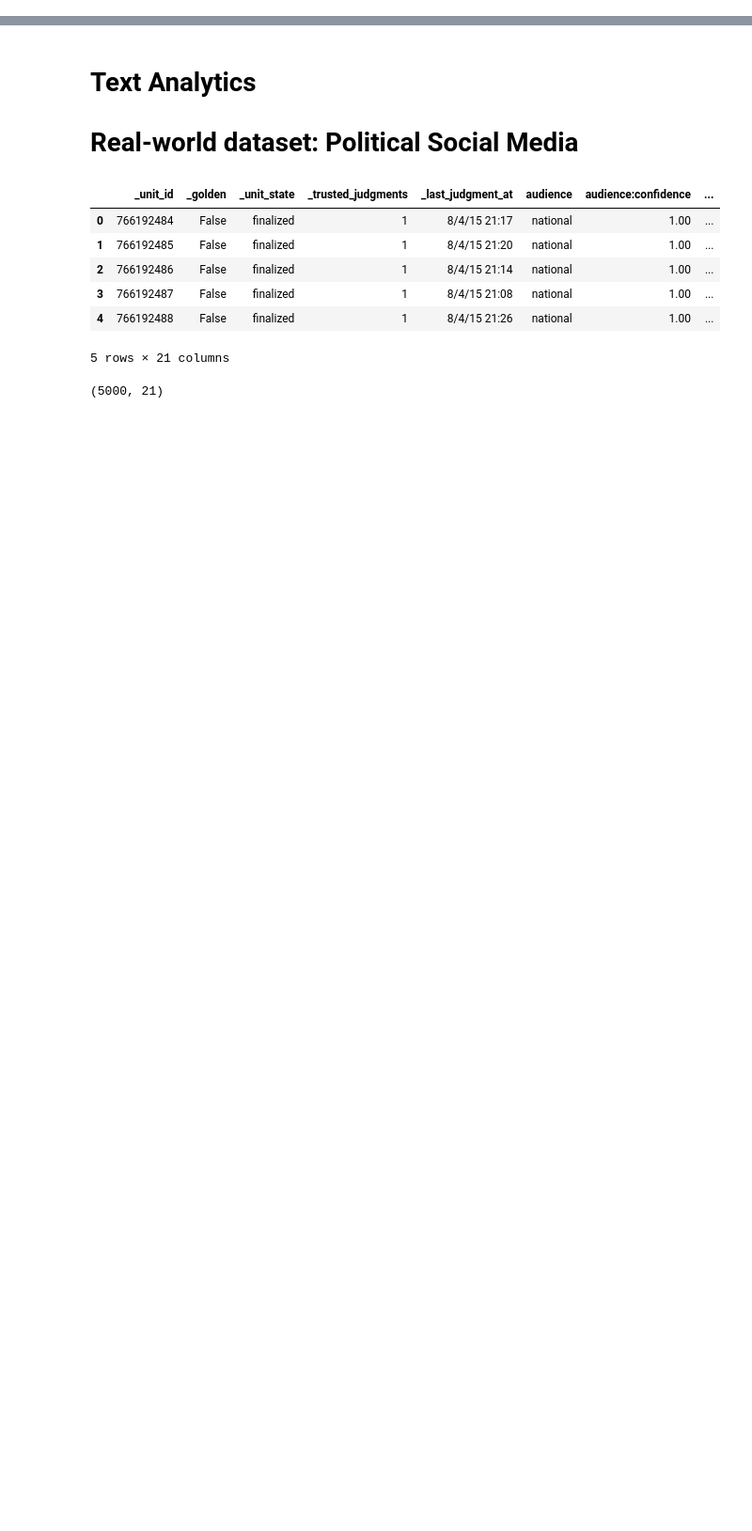
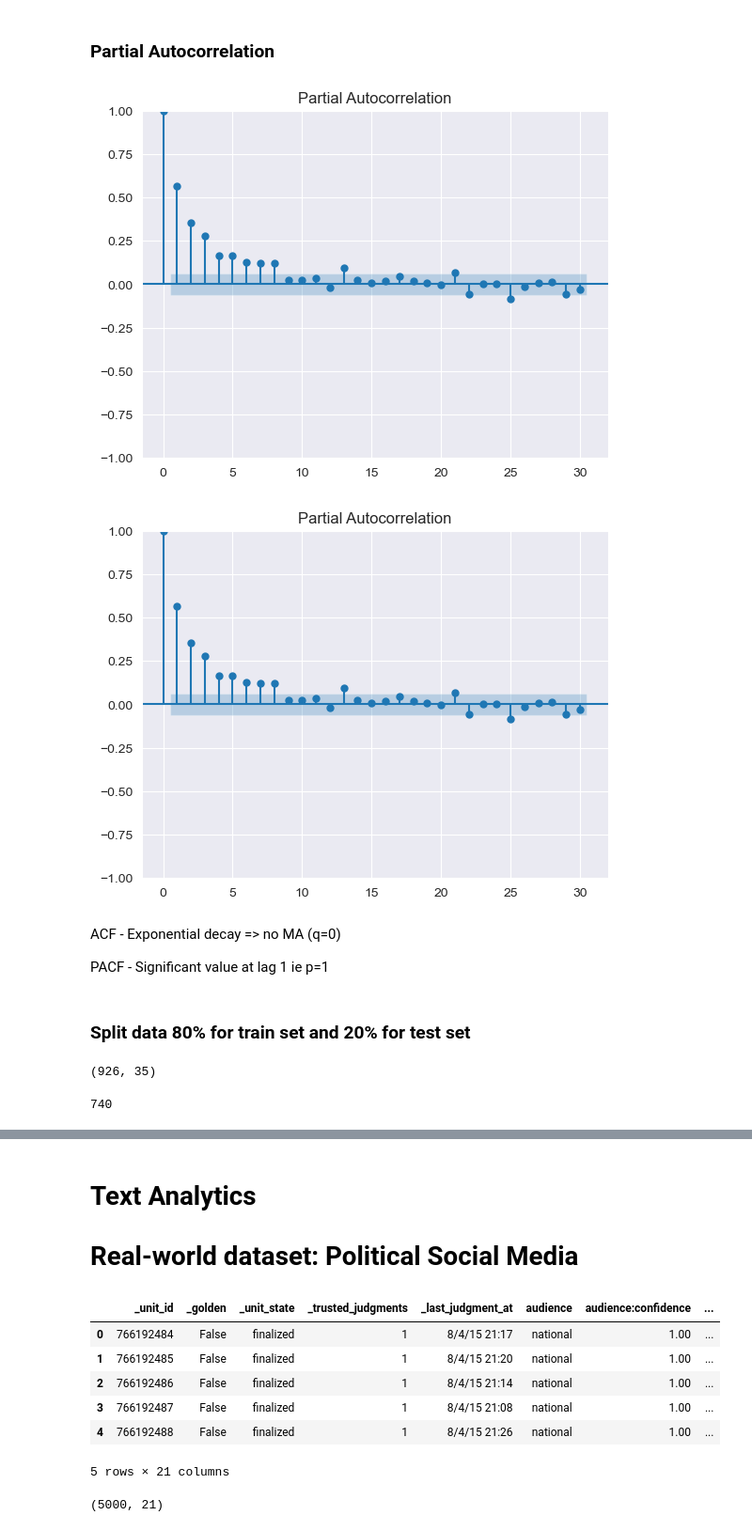
Before and after one commit to ArielGoldman89/CA2-MLB-and-DV-Integrated, a Jupyter notebook: CA2_MLB.ipynb, the cells around one changed output, grey strips where cells are left out. Shown at 94% size. Saved outputs shown, nothing was run; the diff lists cells and outputs as text; code cells hidden in the pictures; blank space fills up the shorter version.

```diff
--- a/CA2_MLB.ipynb
+++ b/CA2_MLB.ipynb
@@ -27,0 +281,23 @@ from sklearn.metrics import precision_score, recall_score
+# %% [markdown]
+### Partial Autocorrelation
+# %%
+plot_pacf(df_hotel['adr'], method='ywm')
+# %% [output]
+[figure, added]
+[figure, added]
+# %% [markdown]
+ACF - Exponential decay => no MA (q=0)
+
+PACF - Significant value at lag 1 ie p=1
+# %% [markdown]
+### Split data 80% for train set and 20% for test set
+# %%
+df_hotel.shape
+# %% [output]
+(926, 35)
+# %%
+# Split training set 80% & Test Set 20%
+split = int(df_hotel.shape[0] * 0.8)
+split
+# %% [output]
+740
```
Also changed, not shown: parts of 73 cells of this notebook.
